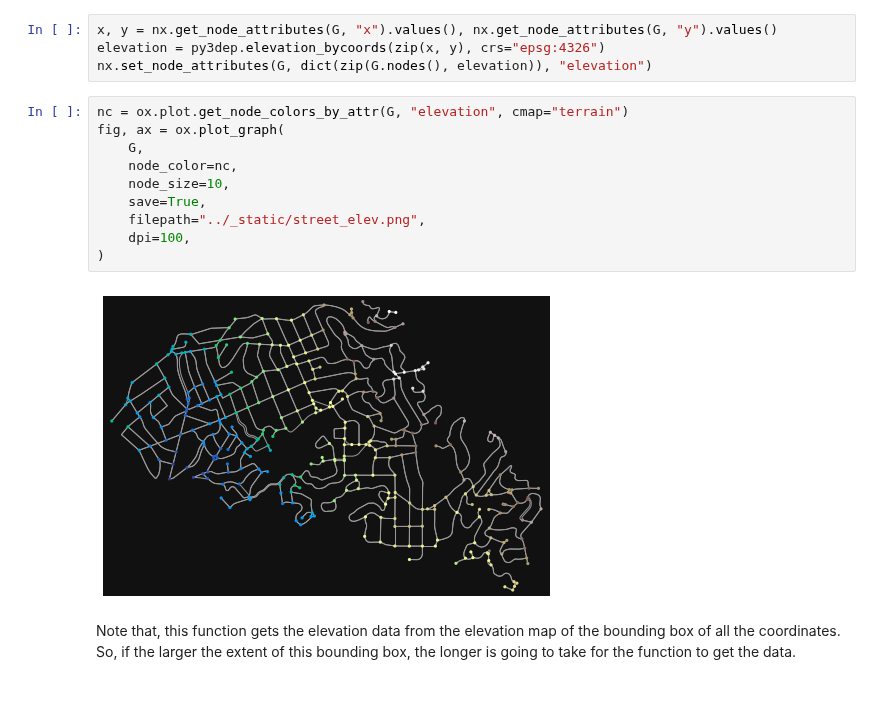
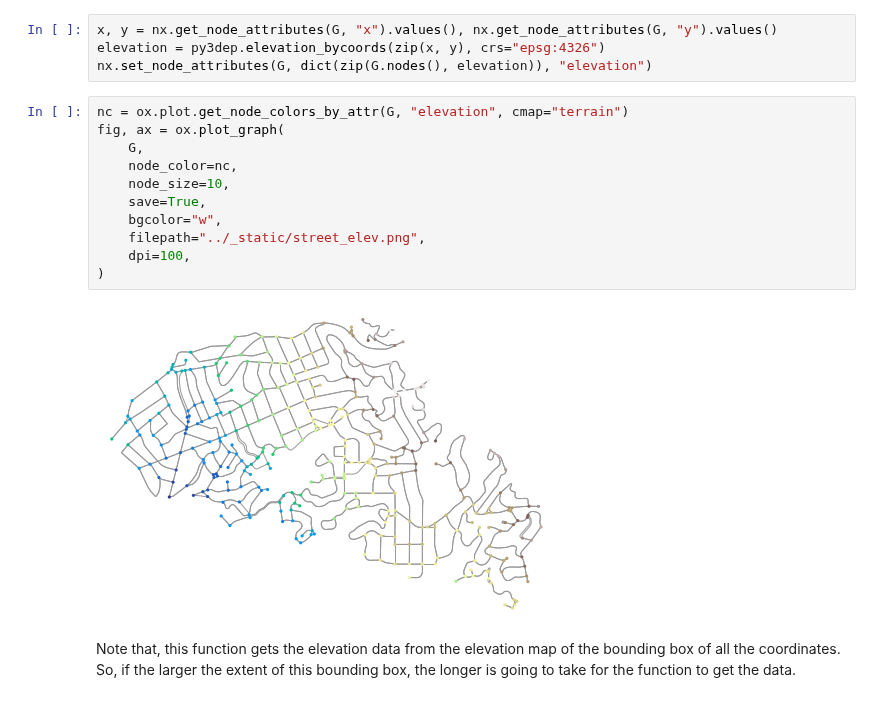
Before and after one commit to hyriver/pygeohydro, a Jupyter notebook: docs/examples/3dep.ipynb, the cells around one changed output. Drawn from its saved outputs; the diff is of its cells as text.

```diff
--- a/docs/examples/3dep.ipynb
+++ b/docs/examples/3dep.ipynb
@@ -62,15 +62,16 @@ nx.set_node_attributes(G, dict(zip(G.nodes(), elevation)), "elevation")
 # %%
 nc = ox.plot.get_node_colors_by_attr(G, "elevation", cmap="terrain")
 fig, ax = ox.plot_graph(
     G,
     node_color=nc,
     node_size=10,
     save=True,
+    bgcolor="w",
     filepath="../_static/street_elev.png",
     dpi=100,
 )
 # %% [output]
-[figure, old version]
+[figure, new version]
 # %% [markdown]
 Note that, this function gets the elevation data from the elevation map of the bounding box of all the coordinates. So, if the larger the extent of this bounding box, the longer is going to take for the function to get the data.
 # %% [markdown]
```
Also changed, not shown: parts of 1 cell of this notebook, 2 other files.
